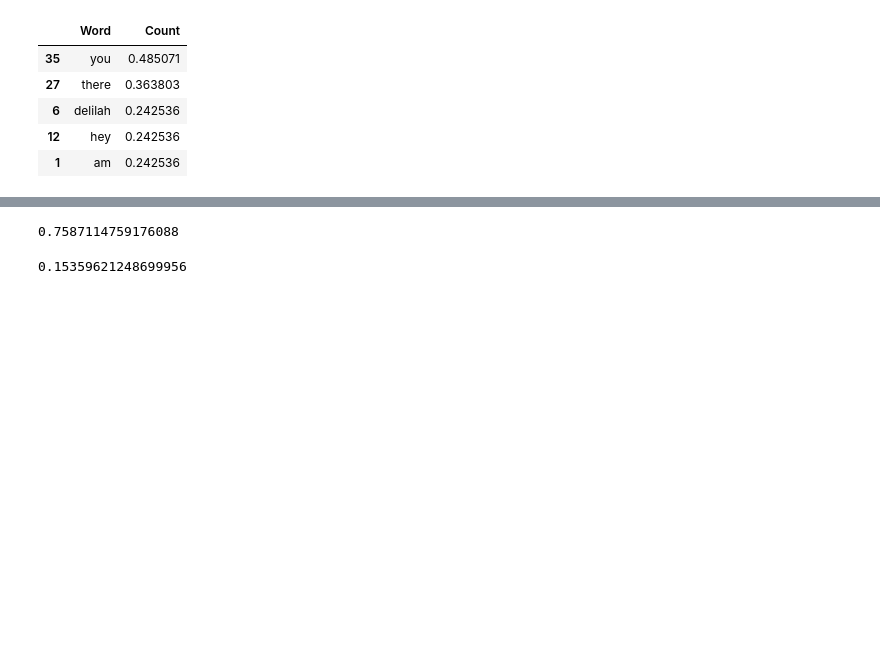
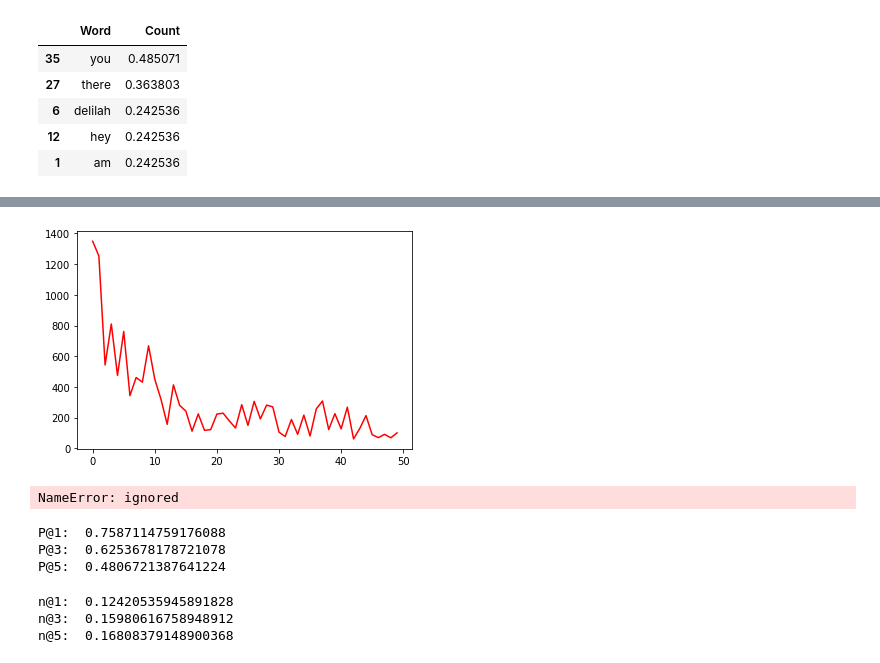
Before and after one commit to starry91/Extreme_Classification, a Jupyter notebook: XML_AE.ipynb, the cells around one changed output, grey strips where cells are left out. Saved outputs shown, nothing was run; the diff lists cells and outputs as text; code cells hidden in the pictures; blank space fills up the shorter version.

```diff
--- a/XML_AE.ipynb
+++ b/XML_AE.ipynb
@@ -127,6 +152,7 @@ class XML(nn.Module):
       Y_data_tensor =  torch.from_numpy(Y_train)
       criterion = self.loss
       optimizer = optim.Adam(self.parameters(),lr=lr_)
+      self.losses = []
       # epochs = 10
       # batch_size = 256 # or whatever
       for i,e in enumerate(range(epochs)):
@@ -140,6 +166,8 @@ class XML(nn.Module):
             loss.backward() # Backpropagation
             optimizer.step() # Optimizer one step
           print(f"Epoch - {i+1}, Loss - {round(loss.item(),3)}")  # Print loss
+          self.losses.append(round(loss.item(),3))
+      plt.plot(np.array(self.losses), 'r')
 
     def f_x(self, bow, tfidf):
         word_embedding = self.embedding(bow)
@@ -270,7 +300,7 @@ make_dot(y_predicted)
 #@title
 make_dot(x_hidden)
 # %%
-model = XML(input_size=X_train.shape[1], embedding_size=100, attention_layer_size=25,
-                encoder_layer_size=120, hidden_layer_size=100,output_size=Y_train.shape[1], margin=0.8)
-model.train(X_train, Y_train, lr_ = 0.001, epochs=10, batch_size=256)
+model = XML(input_size=X_train.shape[1], embedding_size=100, attention_layer_size=50,
+                encoder_layer_size=80, hidden_layer_size=50,output_size=Y_train.shape[1], margin=0.8)
+model.train(X_train, Y_train, lr_ = 0.0001, epochs=50, batch_size=256)
 # %% [output]
@@ -287,10 +324,21 @@ Epoch - 10, Loss - 72.585
+[figure, added]
 # %%
 y_pred = model.predict(X_test)
+# %% [output]
+NameError: ignored
-# %%
-p_k(y_pred, Y_test, 1)
-# %% [output]
-0.7587114759176088
-# %%
-n_k(y_pred, Y_test, 3)
-# %% [output]
-0.15359621248699956
+# %%
+print("P@1: ",p_k(y_pred, Y_test, 1))
+print("P@3: ",p_k(y_pred, Y_test, 3))
+print("P@5: ",p_k(y_pred, Y_test, 5))
+# %% [output]
+P@1:  0.7587114759176088
+P@3:  0.6253678178721078
+P@5:  0.4806721387641224
+# %%
+print("n@1: ",n_k(y_pred, Y_test, 1))
+print("n@3: ",n_k(y_pred, Y_test, 3))
+print("n@5: ",n_k(y_pred, Y_test, 5))
+# %% [output]
+n@1:  0.12420535945891828
+n@3:  0.15980616758948912
+n@5:  0.16808379148900368
```
Also changed, not shown: parts of 6 cells of this notebook.
